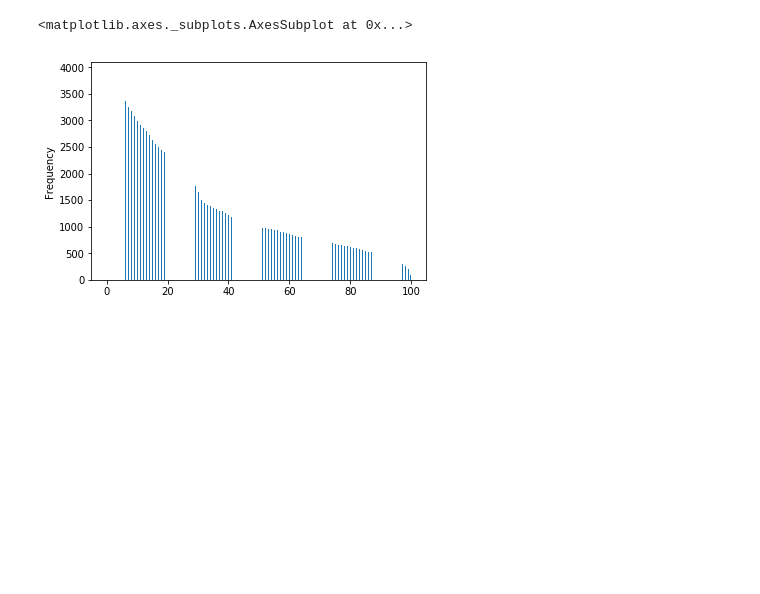
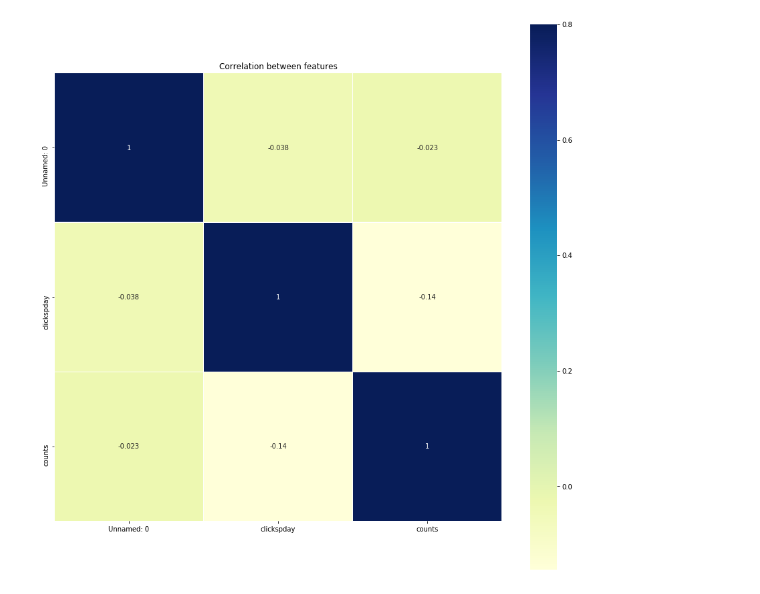
Before and after one commit to DJ-2805/datafest2018, a Jupyter notebook: dataVisual.ipynb, the cells around one changed output. Saved outputs shown, nothing was run; the diff lists cells and outputs as text; code cells hidden in the pictures; blank space fills up the shorter version.

```diff
--- a/dataVisual.ipynb
+++ b/dataVisual.ipynb
@@ -44,5 +66,15 @@ plt.title('Correlation between features');
-# %%
-points['jobAgeDays'].plot(kind='hist', bins=500)
-# %% [output]
-<matplotlib.axes._subplots.AxesSubplot at 0x...>
-[figure, removed]
+# %%
+# correlation table made for data sets
+# gets color make up for table
+current_palette = sns.color_palette()
+# correlates values to each other
+corr=workDf.corr()
+
+# creates figure
+plt.figure(figsize=(15, 15))
+
+# plots data down onto set
+sns.heatmap(corr, vmax=.8, linewidths=0.01, square=True,annot=True,cmap='YlGnBu',linecolor="white")
+plt.title('Correlation between features');
+# %% [output]
+[figure, added]
```
Also changed, not shown: parts of 20 cells of this notebook, 3 other files.
